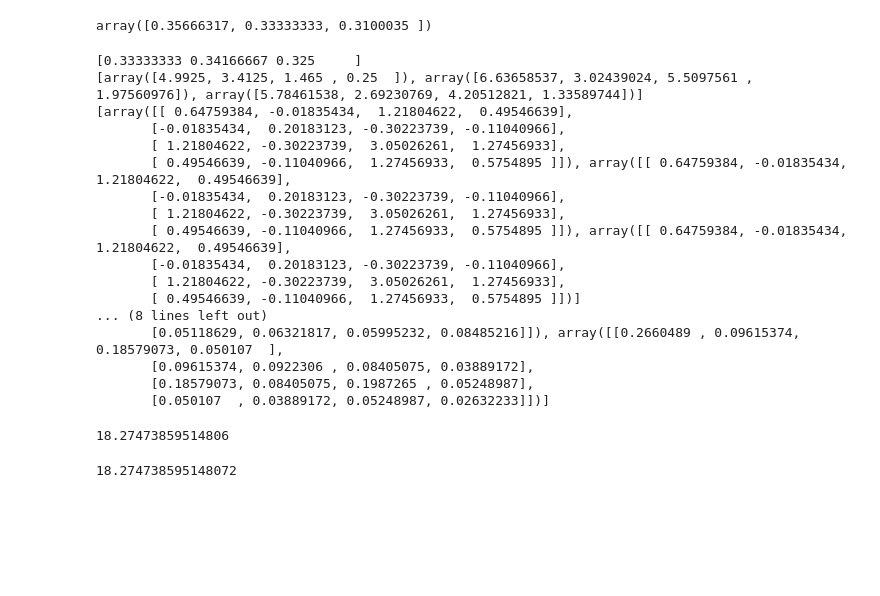
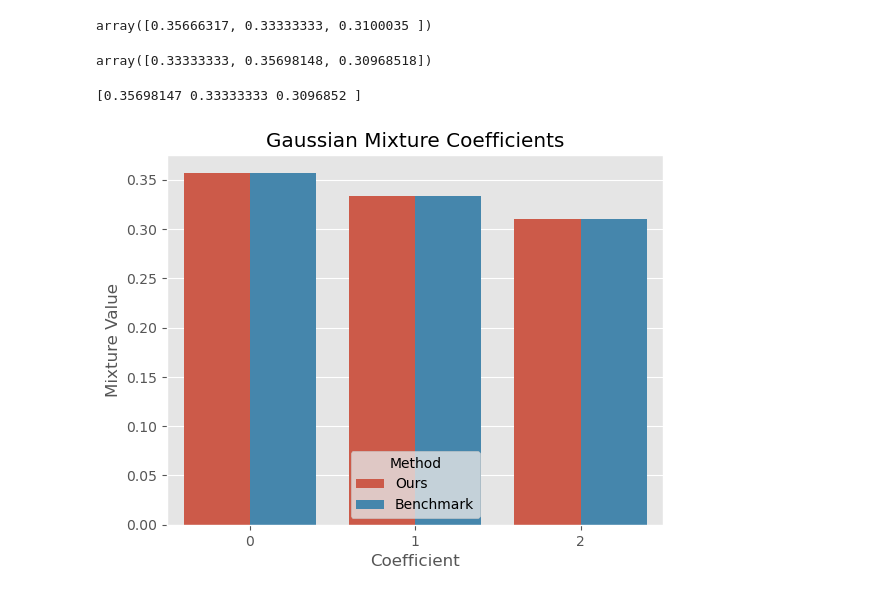
Before and after one commit to sbracellari/csi-6160, a Jupyter notebook: hw6.ipynb, the cells around one changed output. Cells and saved outputs as stored; diff of their text form; code cells hidden in the pictures; blank space fills up the shorter version.

```diff
--- a/hw6.ipynb
+++ b/hw6.ipynb
@@ -313,40 +344,42 @@ class Mixture:
         total = sum(nums)
         return np.array(nums) / total
 # %%
-centroids = [np.copy(x) for x in model.centroids]
-clusters = np.array(model.clusters)
-pi = np.array([(clusters == i).sum() for i in range(CLUSTERS)]) / len(clusters)
-# variance = [np.cov(X_train[clusters == i].T) for i in range(CLUSTERS)]
-variance = [np.cov(X_train.T) for _ in range(CLUSTERS)]
-# v = variance[0] + variance[1] + variance[2]
-# v = [v, v, v]
+def run_gmm(X_train, model):
+    centroids = [np.copy(x) for x in model.centroids]
+    clusters = np.array(model.clusters)
+    # pi = np.array([(clusters == i).sum() for i in range(CLUSTERS)]) / len(clusters)
+    pi = np.ones(3) / 3
 
-mix = Mixture(centroids, variance, pi)
-mix.fit(X_train)
+    # variance = [np.cov(X_train.T) for _ in range(CLUSTERS)]
+    # variance = [np.cov(X_train[])]
+    variance = [np.cov(X_train[(clusters == i)].T) for i in range(CLUSTERS)]
+    custom_mix = Mixture(centroids, variance, pi)
+    custom_coeff = custom_mix.fit(X_train)
+    return custom_mix, custom_coeff
+
+_, custom_coeff = run_gmm(X_train, model)
+custom_coeff
 # %% [output]
-[0.33333333 0.34166667 0.325     ]
-[array([4.9925, 3.4125, 1.465 , 0.25  ]), array([6.63658537, 3.02439024, 5.5097561 , 1.97560976]), array([5.78461538, 2.69230769, 4.20512821, 1.33589744])]
-[array([[ 0.64759384, -0.01835434,  1.21804622,  0.49546639],
-       [-0.01835434,  0.20183123, -0.30223739, -0.11040966],
-       [ 1.21804622, -0.30223739,  3.05026261,  1.27456933],
-       [ 0.49546639, -0.11040966,  1.27456933,  0.5754895 ]]), array([[ 0.64759384, -0.01835434,  1.21804622,  0.49546639],
-       [-0.01835434,  0.20183123, -0.30223739, -0.11040966],
-       [ 1.21804622, -0.30223739,  3.05026261,  1.27456933],
-       [ 0.49546639, -0.11040966,  1.27456933,  0.5754895 ]]), array([[ 0.64759384, -0.01835434,  1.21804622,  0.49546639],
-       [-0.01835434,  0.20183123, -0.30223739, -0.11040966],
-       [ 1.21804622, -0.30223739,  3.05026261,  1.27456933],
-       [ 0.49546639, -0.11040966,  1.27456933,  0.5754895 ]])]
-... (8 lines left out)
-       [0.05118629, 0.06321817, 0.05995232, 0.08485216]]), array([[0.2660489 , 0.09615374, 0.18579073, 0.050107  ],
-       [0.09615374, 0.0922306 , 0.08405075, 0.03889172],
-       [0.18579073, 0.08405075, 0.1987265 , 0.05248987],
-       [0.050107  , 0.03889172, 0.05248987, 0.02632233]])]
+array([0.33333333, 0.35698148, 0.30968518])
-# %%
-from scipy.stats import multivariate_normal
-multivariate_normal(centroids[0], variance[0]).pdf(X_train[0])
-# %% [output]
-18.27473859514806
-# %%
-normal_pdf(X_train[0], centroids[0], variance[0])
-# %% [output]
-18.274738595148072
+# %%
+import seaborn
+import pandas as pd
+custom_coeff = np.sort(custom_coeff)[::-1]
+print(custom_coeff)
+sk_weights = np.sort(mix.weights_)
+sk_weights = sk_weights[::-1]
+plt.style.use('ggplot')
+f, ax = plt.subplots()
+NUMBER = 3
+method = ["Ours" for _ in range(NUMBER)] + ["Benchmark" for _ in range(NUMBER)]
+plot_df = pd.DataFrame.from_dict({"Mixture Value": custom_coeff.tolist() + sk_weights.tolist(),
+                                  "Method": method, "Coefficient": list(range(NUMBER)) + list(range(NUMBER))})
+# ax.set_ylim(0.7, 0.88)
+ax.set_title("Gaussian Mixture Coefficients")
+
+seaborn.barplot(data=plot_df, x="Coefficient", y="Mixture Value", hue="Method", ax=ax)
+seaborn.move_legend(ax, 'lower center')
+plt.show()
+# %% [output]
+[0.35698147 0.33333333 0.3096852 ]
+[figure, added]
```
Also changed, not shown: parts of 11 cells of this notebook.
